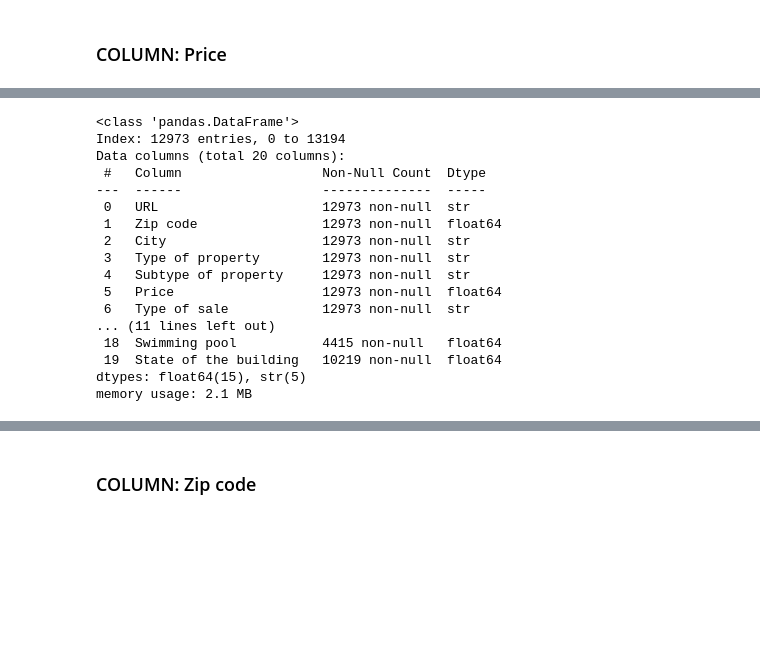
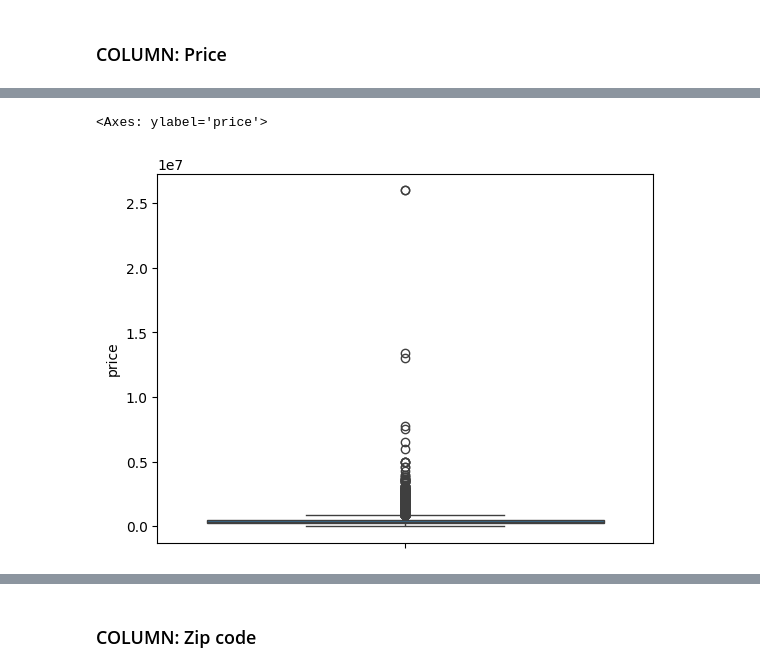
Before and after one commit to demuyncks/immo-eliza, a Jupyter notebook: notebooks/immo_cleaning.ipynb, the cells around one changed output, grey strips where cells are left out. Cells and saved outputs as stored; diff of their text form; code cells hidden in the pictures; blank space fills up the shorter version.

```diff
--- a/notebooks/immo_cleaning.ipynb
+++ b/notebooks/immo_cleaning.ipynb
@@ -58,0 +60,8 @@ df.describe(include='all')
+# %%
+# checking for duplicates
+print(f'Number of duplicates: {df.duplicated().sum()}')
+print()
+
+df = df.drop_duplicates().reset_index(drop=True)
+
+df.info()
@@ -59,3 +86,10 @@ df.describe(include='all')
 # %%
-df.corr()
+# Changing the type of data
+df['zip_code'] = df['zip_code'].apply(lambda x: str(int(x)) if pd.notnull(x) else x)
+df['garden_area'] = df['garden_area'].astype('Int64')
+
+# Changing datatypes
+df = df.convert_dtypes()
+
+df.info()
 # %% [output]
@@ -62,0 +113,4 @@ ValueError: could not convert string to float: 'https://immovlan.be/en/detail/re
+# %%
+# cleaning spaces
+subset = df.iloc[:, 0:7].select_dtypes(include=['string'])
+df[subset.columns] = subset.apply(lambda x: x.str.strip())
@@ -92,22 +278,7 @@ No price is provided for the line: 13177, URL: https://immovlan.be/en/detail/apa
 # %%
-df.dropna(subset=['Price'], inplace = True)
+df2.dropna(subset=['price'], inplace = True)
 # %%
-df.info()
+sns.boxplot(y=df['price'])
 # %% [output]
-<class 'pandas.DataFrame'>
-Index: 12973 entries, 0 to 13194
-Data columns (total 20 columns):
- #   Column                  Non-Null Count  Dtype
----  ------                  --------------  -----
- 0   URL                     12973 non-null  str
- 1   Zip code                12973 non-null  float64
- 2   City                    12973 non-null  str
- 3   Type of property        12973 non-null  str
- 4   Subtype of property     12973 non-null  str
- 5   Price                   12973 non-null  float64
- 6   Type of sale            12973 non-null  str
-... (11 lines left out)
- 18  Swimming pool           4415 non-null   float64
- 19  State of the building   10219 non-null  float64
-dtypes: float64(15), str(5)
-memory usage: 2.1 MB
+<Axes: ylabel='price'>
+[figure, added]
```
Also changed, not shown: parts of 132 cells of this notebook, 1 other file.
